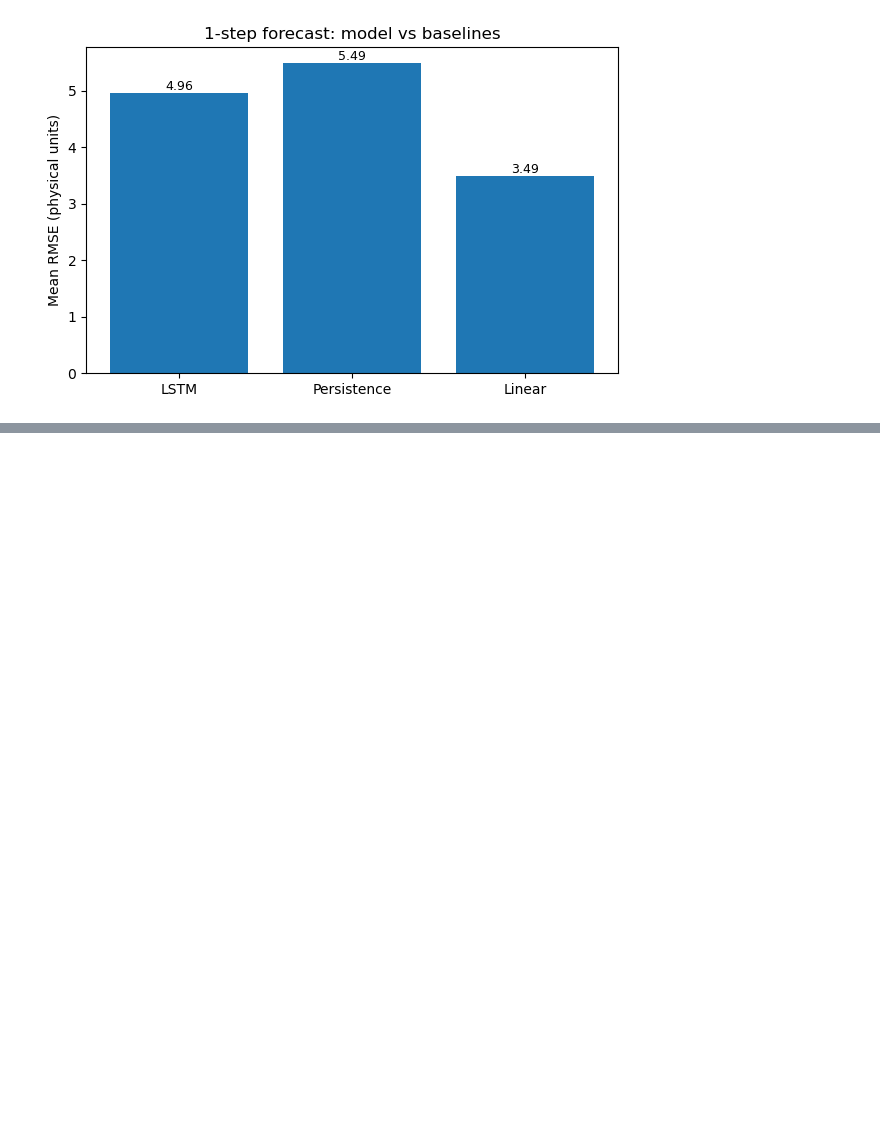
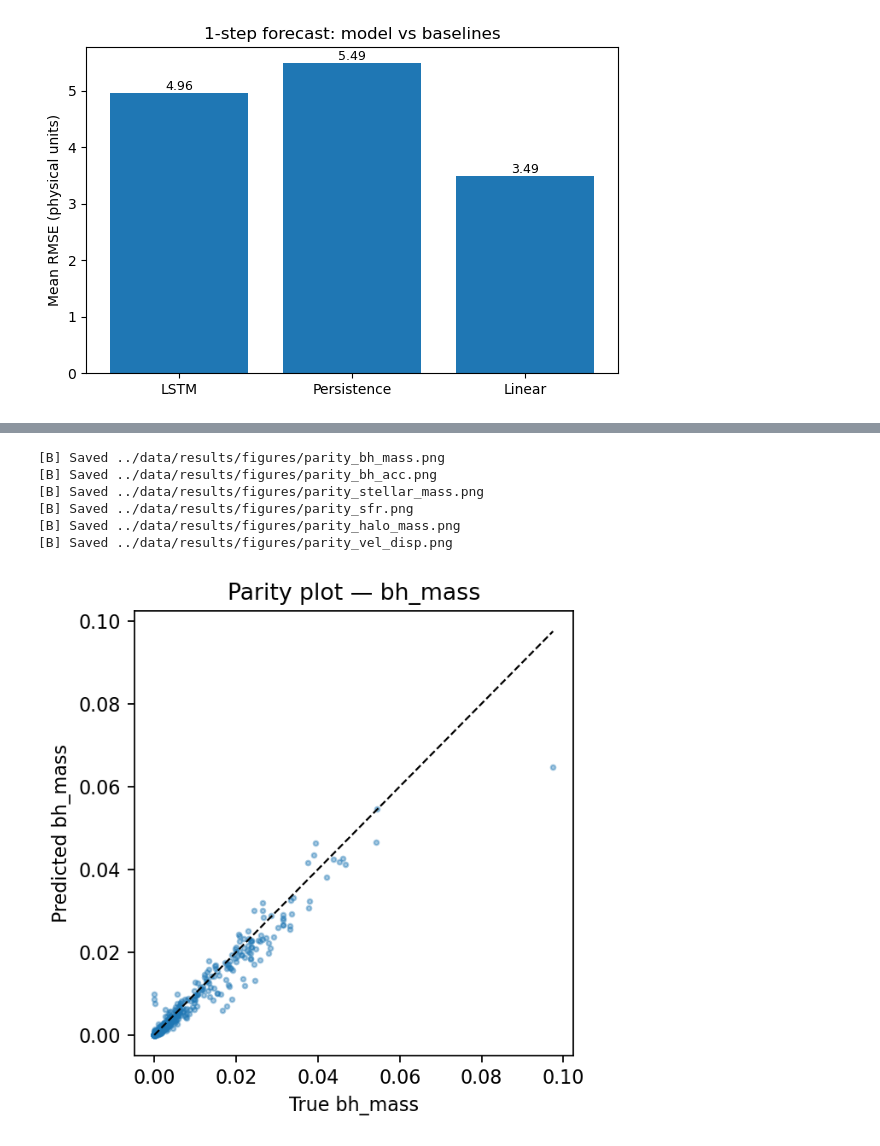
Before and after one commit to uptowncheetah95/Cosmic-Evolution-ML, a Jupyter notebook: black_hole_evolution/notebooks/post_training_analysis.ipynb, the cells around one changed output, grey strips where cells are left out. Drawn from its saved outputs; the diff is of its cells as text; code cells hidden in the pictures; blank space fills up the shorter version.

```diff
--- a/black_hole_evolution/notebooks/post_training_analysis.ipynb
+++ b/black_hole_evolution/notebooks/post_training_analysis.ipynb
@@ -663,0 +766,30 @@ print(f"[Baseline] Saved figure → {fig_path}")
+# %%
+# B — Parity plots (predicted vs true) for each output, horizon=1
+
+import numpy as np, matplotlib.pyplot as plt, torch
+
+# reuse XW1, Y1, P1_r, Y1_r from Cell A
+# Subsample for display speed
+N_show = min(5000, len(Y1_r))
+idx = np.random.default_rng(0).choice(len(Y1_r), size=N_show, replace=False)
+Y_show = Y1_r[idx]
+P_show = P1_r[idx]
+
+for j, f in enumerate(FEATURES):
+    plt.figure(figsize=(4.2,4.2))
+    plt.scatter(Y_show[:,j], P_show[:,j], s=6, alpha=0.4)
+    lims = [min(Y_show[:,j].min(), P_show[:,j].min()), max(Y_show[:,j].max(), P_show[:,j].max())]
+    plt.plot(lims, lims, 'k--', linewidth=1)
+    plt.xlabel(f"True {f}"); plt.ylabel(f"Predicted {f}")
+    plt.title(f"Parity plot — {f}")
+    fp = FIG_DIR / f"parity_{f}.png"
+    plt.tight_layout(); plt.savefig(fp, dpi=200)
+    print(f"[B] Saved {fp}")
+# %% [output]
+[B] Saved ../data/results/figures/parity_bh_mass.png
+[B] Saved ../data/results/figures/parity_bh_acc.png
+[B] Saved ../data/results/figures/parity_stellar_mass.png
+[B] Saved ../data/results/figures/parity_sfr.png
+[B] Saved ../data/results/figures/parity_halo_mass.png
+[B] Saved ../data/results/figures/parity_vel_disp.png
+[figure, added]
```
Also changed, not shown: parts of 3 cells of this notebook, 12 other files.
